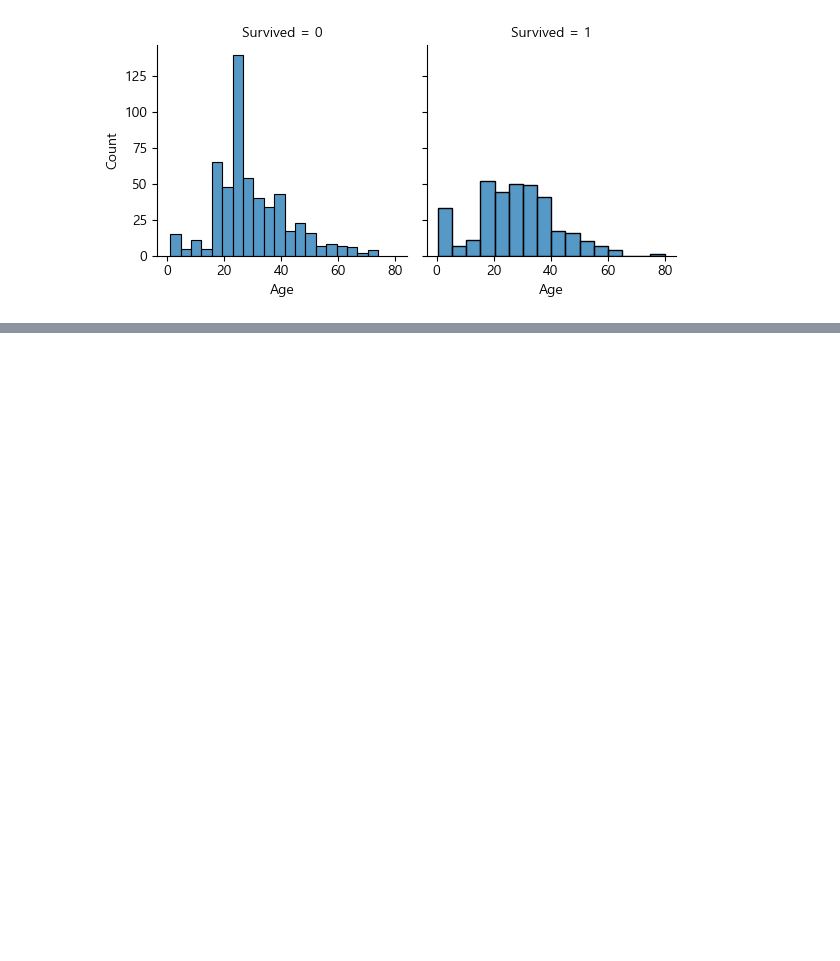
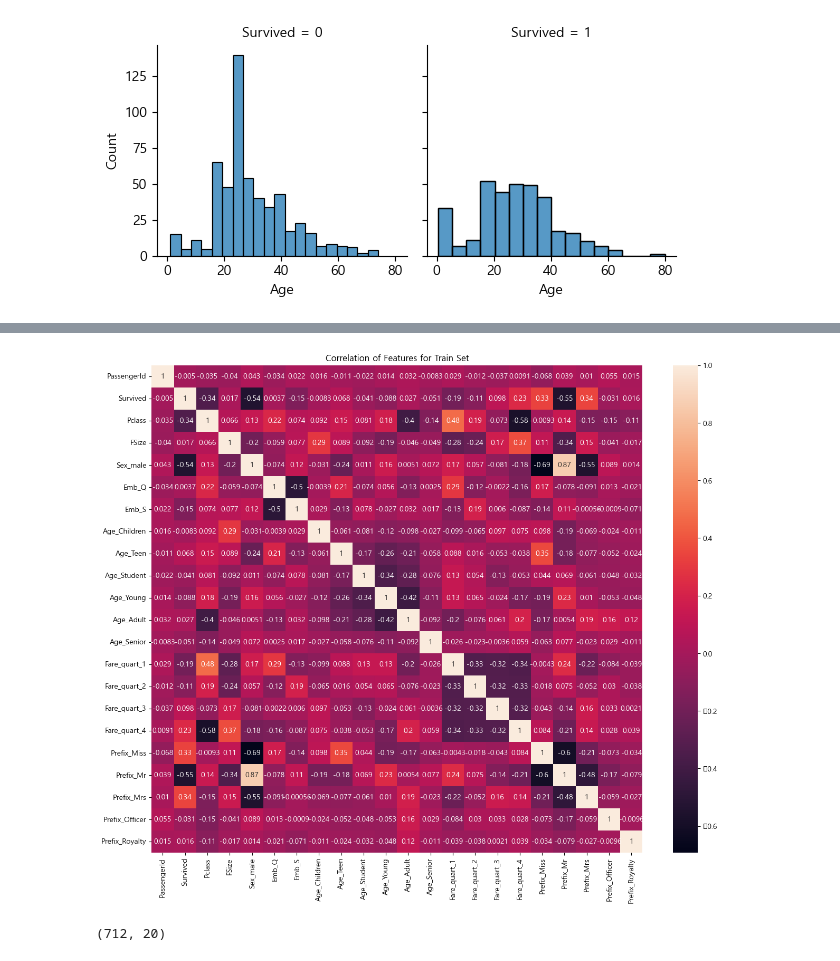
Before and after one commit to ksqrt/study, a Jupyter notebook: mylearn/titanic+keras.ipynb, the cells around one changed output, grey strips where cells are left out. Cells and saved outputs as stored; diff of their text form; code cells hidden in the pictures; blank space fills up the shorter version.

```diff
--- a/mylearn/titanic+keras.ipynb
+++ b/mylearn/titanic+keras.ipynb
@@ -236,0 +312,8 @@ plt.show()
+# %%
+# df_train.Fare
+# Fare 데이터를 라벨링한 Fare_cat 칼럼 만들기
+quant = (-1, 0, 8, 15, 31, 600)
+label_quants = ['NoInf', 'quart_1', 'quart_2', 'quart_3', 'quart_4']
+
+df_train["Fare_cat"] = pd.cut(df_train.Fare, quant, labels=label_quants)
+df_test["Fare_cat"] = pd.cut(df_test.Fare, quant, labels=label_quants)
@@ -236,0 +353,4 @@ plt.show()
+# %%
+# Embarked 칼럼 결측치 제거
+df_train["Embarked"] = df_train["Embarked"].fillna('S')
+df_train.isnull().any()
@@ -236,0 +369,11 @@ plt.show()
+# %%
+# 데이터를 하나로 묶기
+df_train["FSize"] = df_train["Parch"] + df_train["SibSp"] + 1
+
+df_test["FSize"] = df_test["Parch"] + df_test["SibSp"] + 1
+
+del df_train["SibSp"]
+del df_train["Parch"]
+
+del df_test["SibSp"]
+del df_test["Parch"]
@@ -236,0 +389,7 @@ plt.show()
+# %%
+# 겟 더미로 인덱싱 하기
+df_train = pd.get_dummies(df_train, columns=["Sex","Embarked","Age_cat","Fare_cat","Title"],\
+                          prefix=["Sex","Emb","Age","Fare","Prefix"], drop_first=True)
+
+df_test = pd.get_dummies(df_test, columns=["Sex","Embarked","Age_cat","Fare_cat","Title"],\
+                         prefix=["Sex","Emb","Age","Fare","Prefix"], drop_first=True)
@@ -236,0 +406,8 @@ plt.show()
+# %%
+#데이터의 히트맵 확인해보기
+plt.figure(figsize=(15,12))
+plt.title('Correlation of Features for Train Set')
+sns.heatmap(df_train.astype(float).corr(),vmax=1.0,  annot=True)
+plt.show()
+# %% [output]
+[figure, added]
@@ -236,0 +430,6 @@ plt.show()
+# %%
+x_train.head()
+
+print(x_train.shape)
+# %% [output]
+(712, 20)
```
Also changed, not shown: parts of 24 cells of this notebook, 2 other files.
